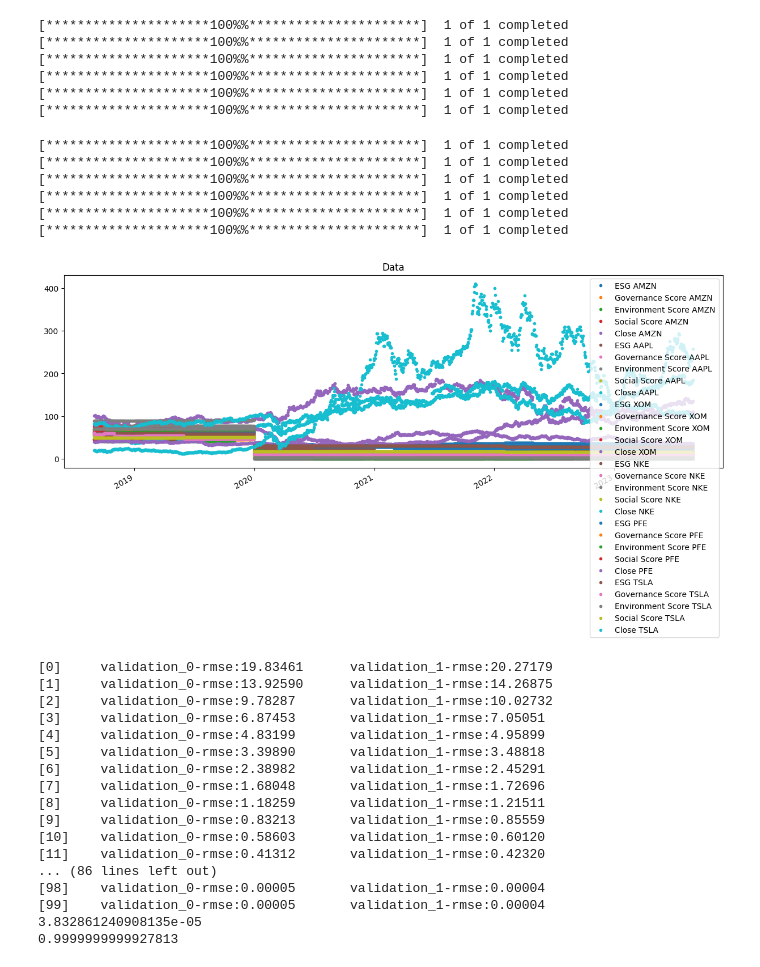
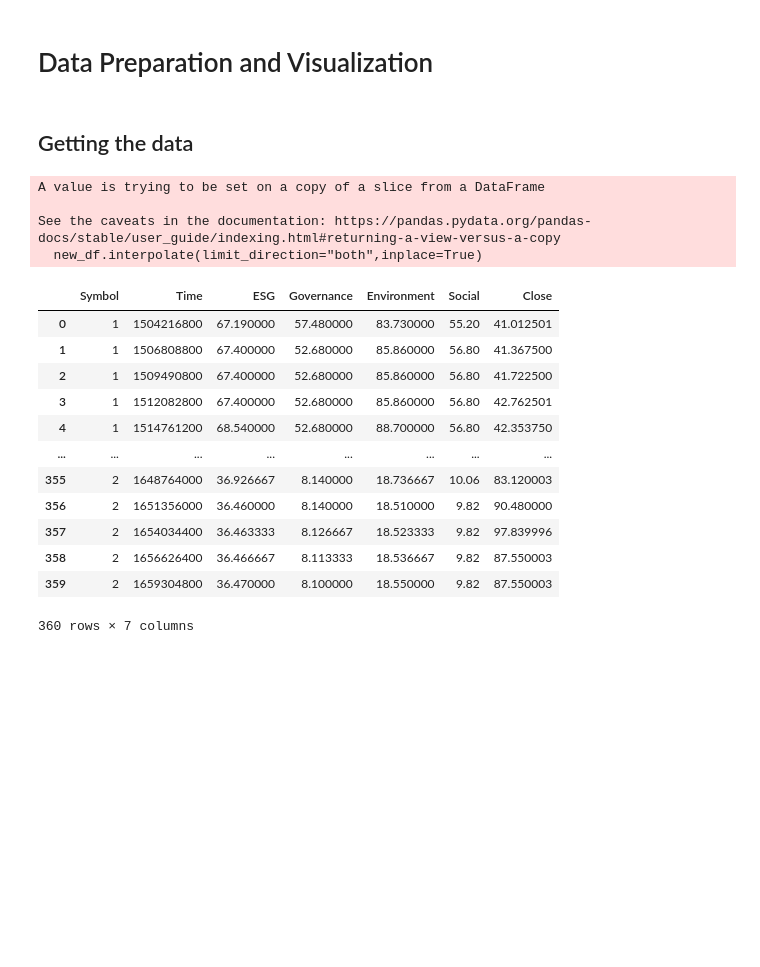
Before and after one commit to Sekuloski/vnp-prices, a Jupyter notebook: VNP_Project.ipynb, the cells around one changed output. Cells and saved outputs as stored; diff of their text form; code cells hidden in the pictures; blank space fills up the shorter version.

```diff
--- a/VNP_Project.ipynb
+++ b/VNP_Project.ipynb
@@ -94,53 +61,0 @@ def create_features(dataframe: DataFrame):
-# %%
-df = DataFrame()
-for symbol in SYMBOLS:
-    data = get_data(symbol)
-    df = df.join(data, how='outer')
-# %% [output]
-[*********************100%%**********************]  1 of 1 completed
-[*********************100%%**********************]  1 of 1 completed
-[*********************100%%**********************]  1 of 1 completed
-[*********************100%%**********************]  1 of 1 completed
-[*********************100%%**********************]  1 of 1 completed
-[*********************100%%**********************]  1 of 1 completed
-# %%
-# df = create_features(df)
-df.plot(style='.', figsize=(15, 5), title='Data')
-plt.show()
-
-X_train, X_test, y_train, y_test = train_test_split(df[df.columns[:-4]], df[df.columns[-4]], random_state=0, test_size=0.2)
-# scaler = StandardScaler()
-# scaler.fit(X_train)
-# X_train = scaler.transform(X_train)
-# X_test = scaler.transform(X_test)
-
-reg: XGBRegressor = xgb.XGBRegressor(n_estimators=100, early_stopping_rounds=50)
-reg.fit(X_train, y_train, eval_set=[(X_train, y_train), (X_test, y_test)], verbose=True)
-y_pred = reg.predict(X_test)
-print(np.sqrt(mean_squared_error(y_test, y_pred)))
-print(reg.score(X_train, y_train))
-# %% [output]
-[*********************100%%**********************]  1 of 1 completed
-[*********************100%%**********************]  1 of 1 completed
-[*********************100%%**********************]  1 of 1 completed
-[*********************100%%**********************]  1 of 1 completed
-[*********************100%%**********************]  1 of 1 completed
-[*********************100%%**********************]  1 of 1 completed
-[figure, removed]
-[0]     validation_0-rmse:19.83461      validation_1-rmse:20.27179
-[1]     validation_0-rmse:13.92590      validation_1-rmse:14.26875
-[2]     validation_0-rmse:9.78287       validation_1-rmse:10.02732
-[3]     validation_0-rmse:6.87453       validation_1-rmse:7.05051
-[4]     validation_0-rmse:4.83199       validation_1-rmse:4.95899
-[5]     validation_0-rmse:3.39890       validation_1-rmse:3.48818
-[6]     validation_0-rmse:2.38982       validation_1-rmse:2.45291
-[7]     validation_0-rmse:1.68048       validation_1-rmse:1.72696
-[8]     validation_0-rmse:1.18259       validation_1-rmse:1.21511
-[9]     validation_0-rmse:0.83213       validation_1-rmse:0.85559
-[10]    validation_0-rmse:0.58603       validation_1-rmse:0.60120
-[11]    validation_0-rmse:0.41312       validation_1-rmse:0.42320
-... (86 lines left out)
-[98]    validation_0-rmse:0.00005       validation_1-rmse:0.00004
-[99]    validation_0-rmse:0.00005       validation_1-rmse:0.00004
-3.832861240908135e-05
-0.9999999999927813
@@ -146,0 +71,26 @@ print(reg.score(X_train, y_train))
+# %% [markdown]
+# Data Preparation and Visualization
+# %% [markdown]
+## Getting the data
+# %%
+df = get_data()
+df['Symbol'] = df['Symbol'].replace(SYMBOLS)
+df
+# %% [output]
+A value is trying to be set on a copy of a slice from a DataFrame
+
+See the caveats in the documentation: https://pandas.pydata.org/pandas-docs/stable/user_guide/indexing.html#returning-a-view-versus-a-copy
+  new_df.interpolate(limit_direction="both",inplace=True)
+|  | Symbol | Time | ESG | Governance | Environment | Social | Close |
+| 0 | 1 | 1504216800 | 67.190000 | 57.480000 | 83.730000 | 55.20 | 41.012501 |
+| 1 | 1 | 1506808800 | 67.400000 | 52.680000 | 85.860000 | 56.80 | 41.367500 |
+| 2 | 1 | 1509490800 | 67.400000 | 52.680000 | 85.860000 | 56.80 | 41.722500 |
+| 3 | 1 | 1512082800 | 67.400000 | 52.680000 | 85.860000 | 56.80 | 42.762501 |
+| 4 | 1 | 1514761200 | 68.540000 | 52.680000 | 88.700000 | 56.80 | 42.353750 |
+| ... | ... | ... | ... | ... | ... | ... | ... |
+| 355 | 2 | 1648764000 | 36.926667 | 8.140000 | 18.736667 | 10.06 | 83.120003 |
+| 356 | 2 | 1651356000 | 36.460000 | 8.140000 | 18.510000 | 9.82 | 90.480000 |
+| 357 | 2 | 1654034400 | 36.463333 | 8.126667 | 18.523333 | 9.82 | 97.839996 |
+| 358 | 2 | 1656626400 | 36.466667 | 8.113333 | 18.536667 | 9.82 | 87.550003 |
+| 359 | 2 | 1659304800 | 36.470000 | 8.100000 | 18.550000 | 9.82 | 87.550003 |
+360 rows × 7 columns
```
Also changed, not shown: parts of 21 cells of this notebook, 14 other files.
